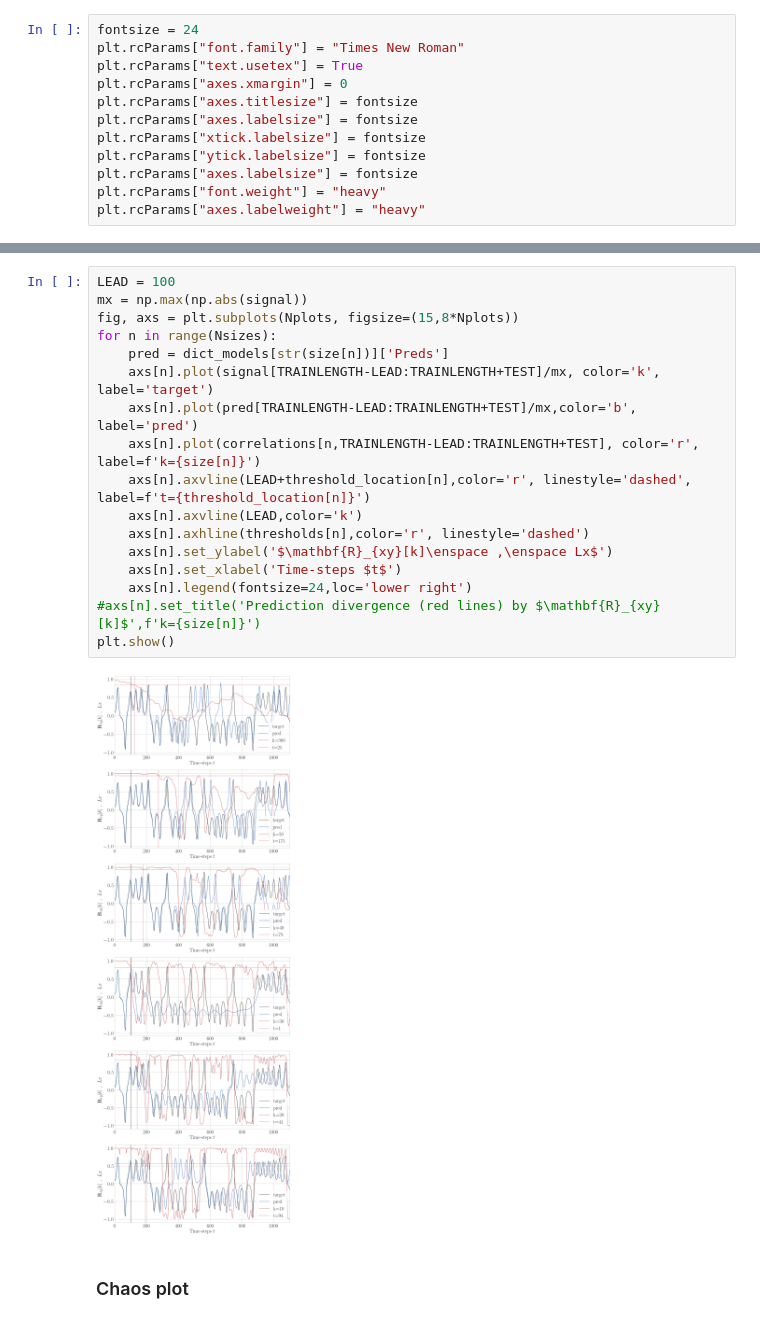
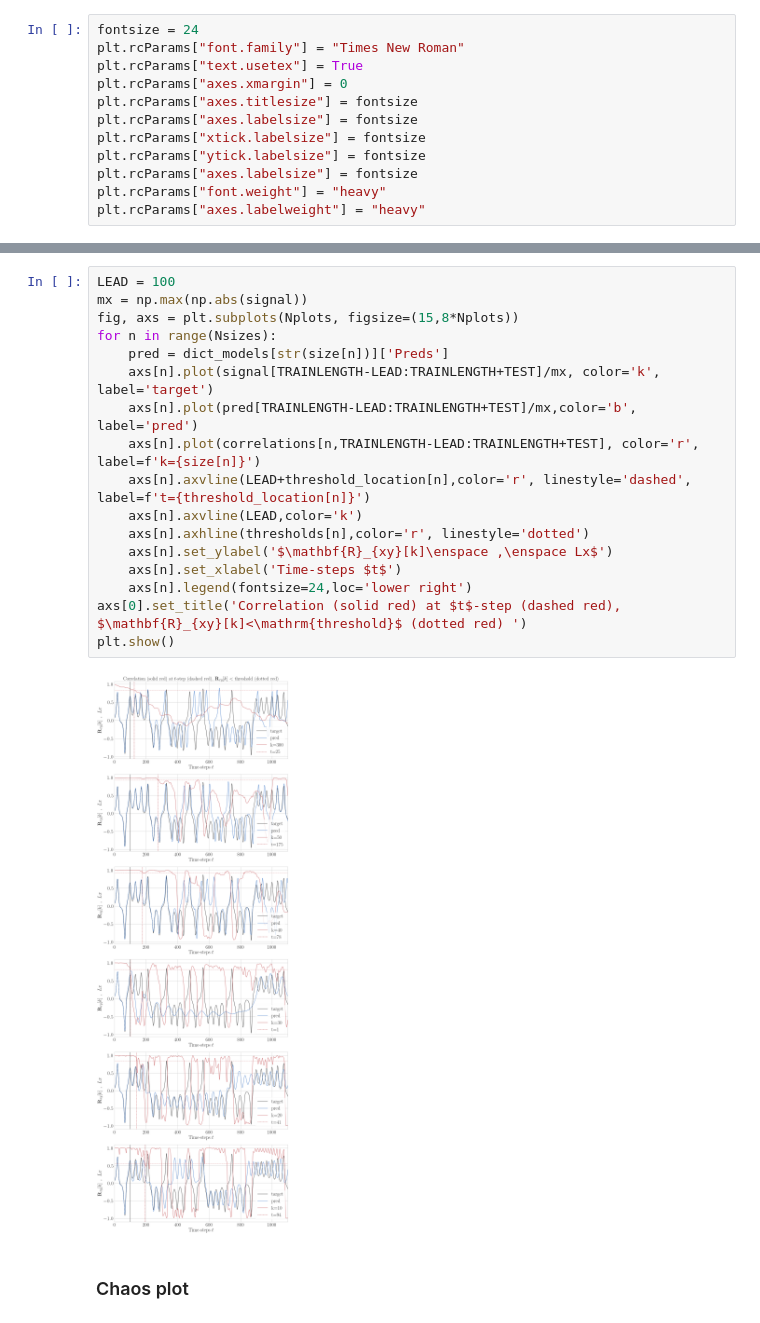
Before and after one commit to BrianWhiteaker/ChaosESN, a Jupyter notebook: NoGamma/outputsX.ipynb, the cells around one changed output, grey strips where cells are left out. Drawn from its saved outputs; the diff is of its cells as text.

```diff
--- a/NoGamma/outputsX.ipynb
+++ b/NoGamma/outputsX.ipynb
@@ -315,21 +298,21 @@ k-size=10 Trainingset min=0.593  threshold=0.563  Location=94
 # %%
 LEAD = 100
 mx = np.max(np.abs(signal))
 fig, axs = plt.subplots(Nplots, figsize=(15,8*Nplots))
 for n in range(Nsizes):
     pred = dict_models[str(size[n])]['Preds']
     axs[n].plot(signal[TRAINLENGTH-LEAD:TRAINLENGTH+TEST]/mx, color='k', label='target')
     axs[n].plot(pred[TRAINLENGTH-LEAD:TRAINLENGTH+TEST]/mx,color='b', label='pred')
     axs[n].plot(correlations[n,TRAINLENGTH-LEAD:TRAINLENGTH+TEST], color='r', label=f'k={size[n]}')
     axs[n].axvline(LEAD+threshold_location[n],color='r', linestyle='dashed', label=f't={threshold_location[n]}')
     axs[n].axvline(LEAD,color='k')
-    axs[n].axhline(thresholds[n],color='r', linestyle='dashed')
+    axs[n].axhline(thresholds[n],color='r', linestyle='dotted')
     axs[n].set_ylabel('$\mathbf{R}_{xy}[k]\enspace ,\enspace Lx$')
     axs[n].set_xlabel('Time-steps $t$')
     axs[n].legend(fontsize=24,loc='lower right')
-#axs[n].set_title('Prediction divergence (red lines) by $\mathbf{R}_{xy}[k]$',f'k={size[n]}')
+axs[0].set_title('Correlation (solid red) at $t$-step (dashed red), $\mathbf{R}_{xy}[k]<\mathrm{threshold}$ (dotted red) ')
 plt.show()
 # %% [output]
-[figure, old version]
+[figure, new version]
 # %% [markdown]
 ### Chaos plot
```
Also changed, not shown: parts of 13 cells of this notebook, 3 other files.
